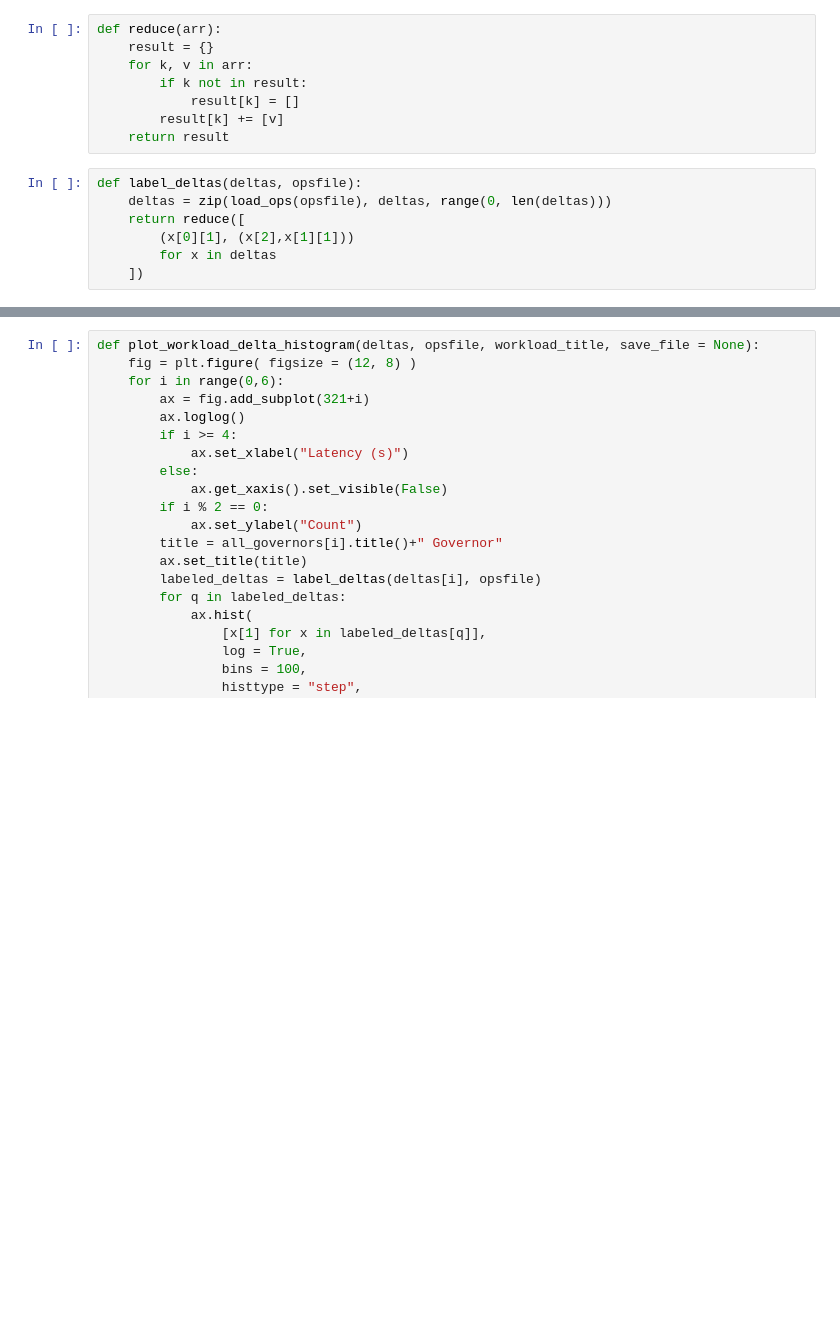
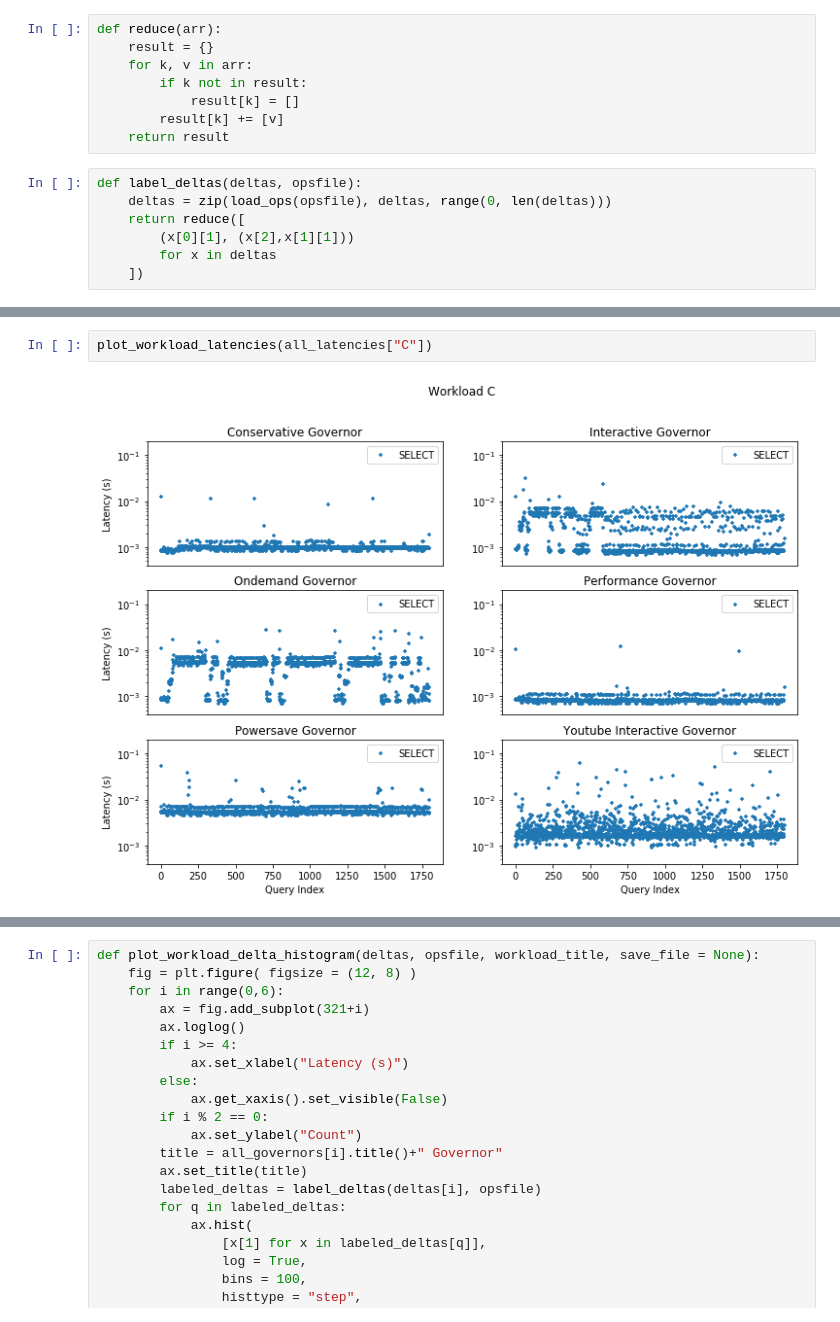
Before and after one commit to UBOdin/PocketBench, a Jupyter notebook: notebooks/Governor Timelines.ipynb, the cells around one changed output, grey strips where cells are left out. Saved outputs shown, nothing was run; the diff lists cells and outputs as text; blank space fills up the shorter version.

```diff
--- a/notebooks/Governor Timelines.ipynb
+++ b/notebooks/Governor Timelines.ipynb
@@ -256,0 +213,4 @@ plot_workload_deltas(H_log_deltas, opsfiles[7], "Workload H", "workload_h_time_l
+# %%
+plot_workload_latencies(all_latencies["C"])
+# %% [output]
+[figure, added]
```
Also changed, not shown: parts of 44 cells of this notebook, 1 other file.
